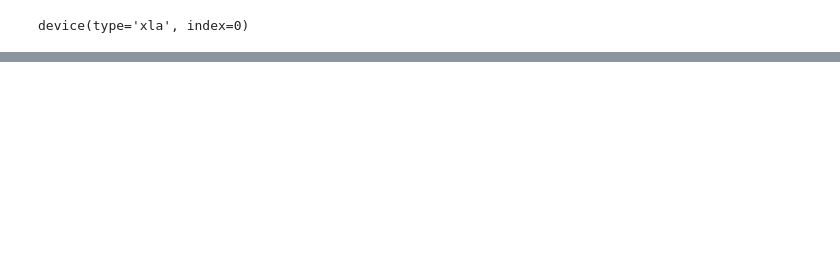
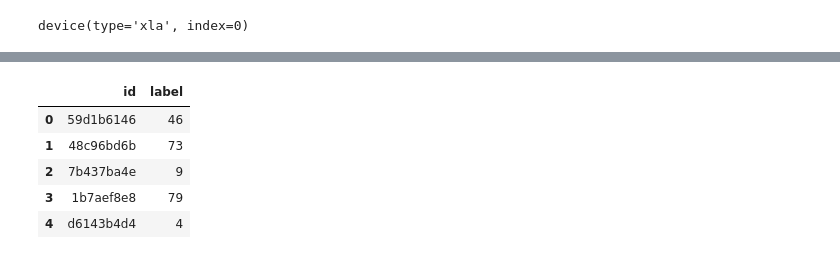
Before and after one commit to alexmak123/kaggle-CV-best11, a Jupyter notebook: flowers_tpu/base_from_scratch.ipynb, the cells around one changed output, grey strips where cells are left out. Saved outputs shown, nothing was run; the diff lists cells and outputs as text; code cells hidden in the pictures; blank space fills up the shorter version.

```diff
--- a/flowers_tpu/base_from_scratch.ipynb
+++ b/flowers_tpu/base_from_scratch.ipynb
@@ -113 +122,16 @@ def load_tensor_batches(generator_dataset, batch_size=128):
             batch_imgs, batch_lbls = list(), list()
+# %%
+from collections import defaultdict
+
+
+xlm_model.eval()
+test_data = next(
+    load_tensor_batches(
+        load_dataset(get_recursive_paths(path, "test"), labeled=False), batch_size=1, labeled=False
+    )
+)
+
+test_imgs, test_filename = test_data[0].to(device, dtype=torch.float32), test_data[1]
+lbls_predict = xlm_model(test_imgs)
+
+print(int(torch.argmax(lbls_predict, dim=1).detach().cpu().squeeze()), test_filename)
@@ -198,7 +225,6 @@ class xlm_fully_conv(nn.Module):
             nn.Linear(256, 128),
             nn.BatchNorm1d(128),
             nn.ReLU(),
-            nn.Dropout(p=0.3),
             nn.Linear(128, 104),
         )
 
@@ -282,0 +336,28 @@ Rate: 1791.3404349990976 examples/sec
+# %%
+from collections import defaultdict
+
+import pandas as pd
+
+
+xlm_model.eval()
+test_data = load_tensor_batches(
+    load_dataset(get_recursive_paths(path, "test"), labeled=False), batch_size=1, labeled=False
+)
+test_dataframe = defaultdict(list)
+
+for i, test_batch in enumerate(test_data):
+    test_imgs, test_filename = test_batch[0].to(device, dtype=torch.float32), test_batch[1]
+    lbls_predict = xlm_model(test_imgs)
+    test_dataframe["id"].append(*test_filename)
+    test_dataframe["label"].append(int(torch.argmax(lbls_predict, dim=1).detach().cpu().squeeze()))
+# %%
+solution = pd.DataFrame(test_dataframe).reset_index(drop=True)
+# %%
+solution.head(5)
+# %% [output]
+|  | id | label |
+| 0 | 59d1b6146 | 46 |
+| 1 | 48c96bd6b | 73 |
+| 2 | 7b437ba4e | 9 |
+| 3 | 1b7aef8e8 | 79 |
+| 4 | d6143b4d4 | 4 |
```
Also changed, not shown: parts of 10 cells of this notebook.
